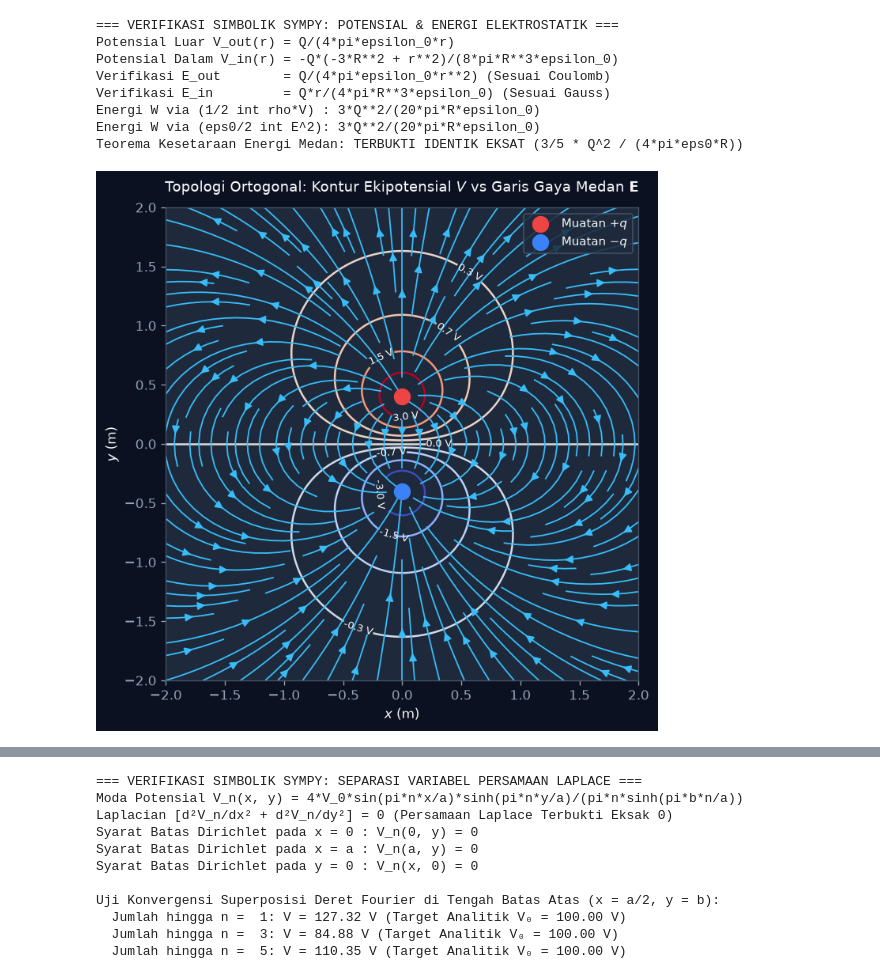
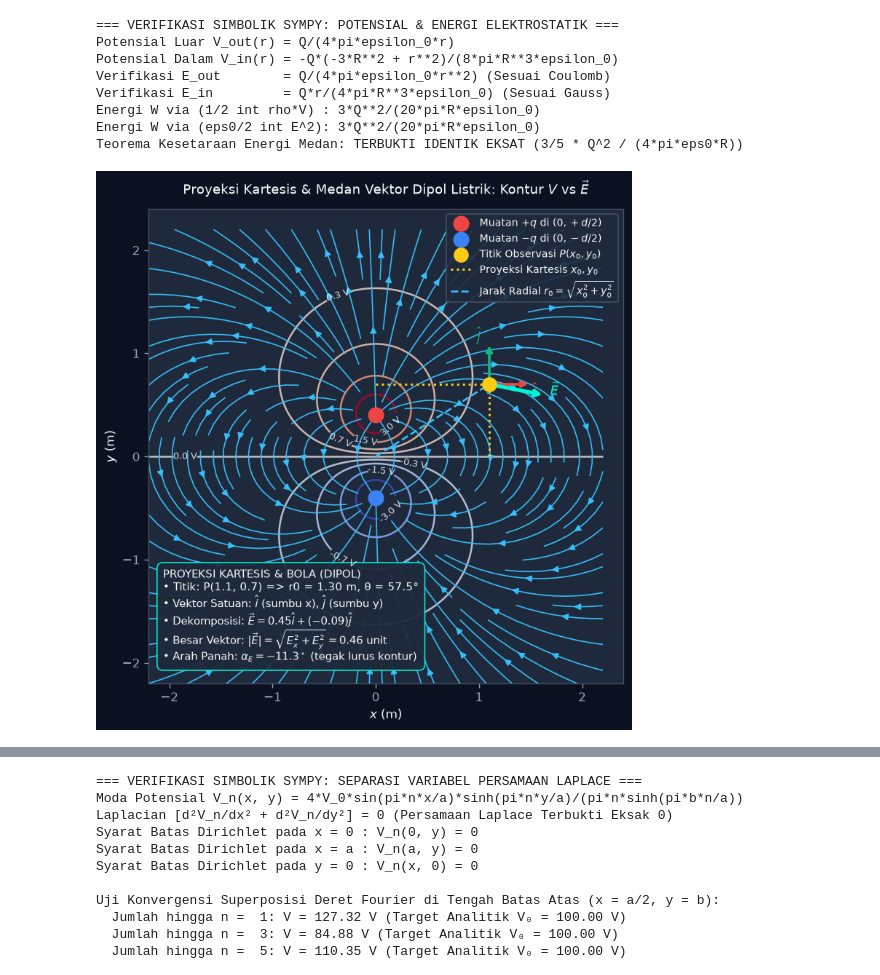
Before and after one commit to rootasgard/electrodynamic, a Jupyter notebook: elektrostatik.ipynb, the cells around one changed output, grey strips where cells are left out. Saved outputs shown, nothing was run; the diff lists cells and outputs as text; code cells hidden in the pictures.

```diff
--- a/elektrostatik.ipynb
+++ b/elektrostatik.ipynb
@@ -618,40 +1013,86 @@ Energi W via (1/2 int rho*V) : 3*Q**2/(20*pi*R*epsilon_0)
 Energi W via (eps0/2 int E^2): 3*Q**2/(20*pi*R*epsilon_0)
 Teorema Kesetaraan Energi Medan: TERBUKTI IDENTIK EKSAT (3/5 * Q^2 / (4*pi*eps0*R))
 # %%
-# Diagram Proyeksi Vektor 2D: Kontur Ekipotensial & Garis Gaya Medan Dipol
-fig, ax = plt.subplots(figsize=(8, 6), dpi=120)
+# Diagram Proyeksi Vektor 2D: Kontur Ekipotensial & Garis Gaya Medan Dipol (Koordinat Kartesis & Bola)
+fig, ax = plt.subplots(figsize=(9, 6.5), dpi=120)
 
 d_sep = 0.8
-y_grid, x_grid = np.mgrid[-2:2:200j, -2:2:200j]
+y_grid, x_grid = np.mgrid[-2.2:2.2:200j, -2.2:2.2:200j]
 
-# Dipol listrik di (0, d/2) dan (0, -d/2)
+# Potensial dipol di (0, d/2) dan (0, -d/2)
 r_pos = np.sqrt(x_grid**2 + (y_grid - d_sep/2)**2) + 0.05
 r_neg = np.sqrt(x_grid**2 + (y_grid + d_sep/2)**2) + 0.05
 V_dipole = 1.0 / r_pos - 1.0 / r_neg
 
-# Kontur Ekipotensial
 levels = [-3, -1.5, -0.7, -0.3, 0.0, 0.3, 0.7, 1.5, 3]
-cs = ax.contour(x_grid, y_grid, V_dipole, levels=levels, cmap='coolwarm', linewidths=1.5)
+cs = ax.contour(x_grid, y_grid, V_dipole, levels=levels, cmap='coolwarm', linewidths=1.5, alpha=0.85)
 ax.clabel(cs, inline=True, fontsize=8, fmt='%1.1f V', colors='#f8fafc')
 
-# Garis Gaya Medan Listrik E = -grad(V)
-Ey, Ex = np.gradient(-V_dipole, 4.0/200, 4.0/200)
-ax.streamplot(x_grid, y_grid, Ex, Ey, color='#38bdf8', linewidth=1.1, density=1.3, arrowsize=1.2)
+Ey, Ex = np.gradient(-V_dipole, 4.4/200, 4.4/200)
+ax.streamplot(x_grid, y_grid, Ex, Ey, color='#38bdf8', linewidth=1.0, density=1.2, arrowsize=1.1)
 
 # Muatan Dipol
-ax.scatter([0], [d_sep/2], color='#ef4444', s=140, zorder=6, label='Muatan $+q$')
-ax.scatter([0], [-d_sep/2], color='#3b82f6', s=140, zorder=6, label='Muatan $-q$')
+ax.scatter([0], [d_sep/2], color='#ef4444', s=150, zorder=6, label=r'Muatan $+q$ di $(0, +d/2)$')
+ax.scatter([0], [-d_sep/2], color='#3b82f6', s=150, zorder=6, label=r'Muatan $-q$ di $(0, -d/2)$')
 
-ax.set_title('Topologi Ortogonal: Kontur Ekipotensial $V$ vs Garis Gaya Medan $\\mathbf{E}$',
+# Titik observasi P(x0, y0)
+x0, y0 = 1.1, 0.7
+r0 = np.sqrt(x0**2 + y0**2)
+th0 = np.arctan2(x0, y0)
+
+rp_p = np.sqrt(x0**2 + (y0 - d_sep/2)**2)
+rm_p = np.sqrt(x0**2 + (y0 + d_sep/2)**2)
+Ex_p = x0 / rp_p**3 - x0 / rm_p**3
+Ey_p = (y0 - d_sep/2) / rp_p**3 - (y0 + d_sep/2) / rm_p**3
+E_mag = np.hypot(Ex_p, Ey_p)
+scale_E = 0.55 / E_mag
+uEx, uEy = Ex_p * scale_E, Ey_p * scale_E
+
+ax.scatter([x0], [y0], color='#facc15', s=130, zorder=8, label=r'Titik Observasi $P(x_0, y_0)$')
+ax.plot([x0, x0], [0, y0], color='#facc15', ls=':', lw=1.8, label=r'Proyeksi Kartesis $x_0, y_0$')
+ax.plot([0, x0], [y0, y0], color='#facc15', ls=':', lw=1.8)
+ax.plot([0, x0], [0, y0], color='#38bdf8', ls='--', lw=1.6, label=r'Jarak Radial $r_0 = \sqrt{x_0^2+y_0^2}$')
+
+# Triad Vektor Satuan Kartesis di P
+ax.annotate('', xy=(x0 + 0.4, y0), xytext=(x0, y0),
+            arrowprops=dict(arrowstyle="->", color='#ef4444', lw=2.2))
+ax.text(x0 + 0.42, y0 - 0.12, r'$\hat{i}$', color='#ef4444', fontweight='bold', fontsize=10)
+
+ax.annotate('', xy=(x0, y0 + 0.4), xytext=(x0, y0),
+            arrowprops=dict(arrowstyle="->", color='#10b981', lw=2.2))
+ax.text(x0 - 0.12, y0 + 0.42, r'$\hat{j}$', color='#10b981', fontweight='bold', fontsize=10)
+
+# Panah Vektor Medan Listrik E
+ax.annotate('', xy=(x0 + uEx, y0 + uEy), xytext=(x0, y0),
+            arrowprops=dict(arrowstyle="->", color='#00f5d4', lw=3.2))
+ax.text(x0 + uEx + 0.05, y0 + uEy, r'$\vec{E}$', color='#00f5d4', fontweight='bold', fontsize=11)
+
+alpha_deg = np.degrees(np.arctan2(Ey_p, Ex_p))
+info_dipole = (
+    "PROYEKSI KARTESIS & BOLA (DIPOL)\n"
+    f"• Titik: P({x0:.1f}, {y0:.1f}) => r0 = {r0:.2f} m, θ = {np.degrees(th0):.1f}°\n"
+    r"• Vektor Satuan: $\hat{i}$ (sumbu x), $\hat{j}$ (sumbu y)" + "\n"
+    f"• Dekomposisi: $\\vec{{E}} = {Ex_p:.2f}\\hat{{i}} + ({Ey_p:.2f})\\hat{{j}}$\n"
+    f"• Besar Vektor: $|\\vec{{E}}| = \\sqrt{{E_x^2 + E_y^2}} = {E_mag:.2f}$ unit\n"
+    f"• Arah Panah: $\\alpha_E = {alpha_deg:.1f}^\\circ$ (tegak lurus kontur)"
+)
+ax.text(0.03, 0.04, info_dipole, transform=ax.transAxes, fontsize=8.8,
+        bbox=dict(boxstyle='round,pad=0.55', facecolor='#1e293b', edgecolor='#00f5d4', alpha=0.94),
+        va='bottom', ha='left')
+
+ax.set_title(r'Proyeksi Kartesis & Medan Vektor Dipol Listrik: Kontur $V$ vs $\vec{E}$',
              fontsize=11, color='#f8fafc', pad=12)
 ax.set_xlabel('$x$ (m)', fontsize=10)
 ax.set_ylabel('$y$ (m)', fontsize=10)
+ax.set_xlim(-2.2, 2.4)
+ax.set_ylim(-2.2, 2.4)
 ax.set_aspect('equal')
-ax.legend(loc='upper right', framealpha=0.85, facecolor='#1e293b', edgecolor='#475569', fontsize=9)
+ax.legend(loc='upper right', framealpha=0.88, facecolor='#1e293b', edgecolor='#475569', fontsize=8.5)
+
 plt.tight_layout()
 plt.show()
 # %% [output]
-[figure, old version]
+[figure, new version]
 # %%
 # Visualisasi 3D interaktif Three.js: Kasus 3: Potensial — garis medan dan ekipotensial dipol
 show_threejs_scene("dipole", "Kasus 3: Potensial — garis medan dan ekipotensial dipol")
```
Also changed, not shown: parts of 11 cells of this notebook, 2 other files.
